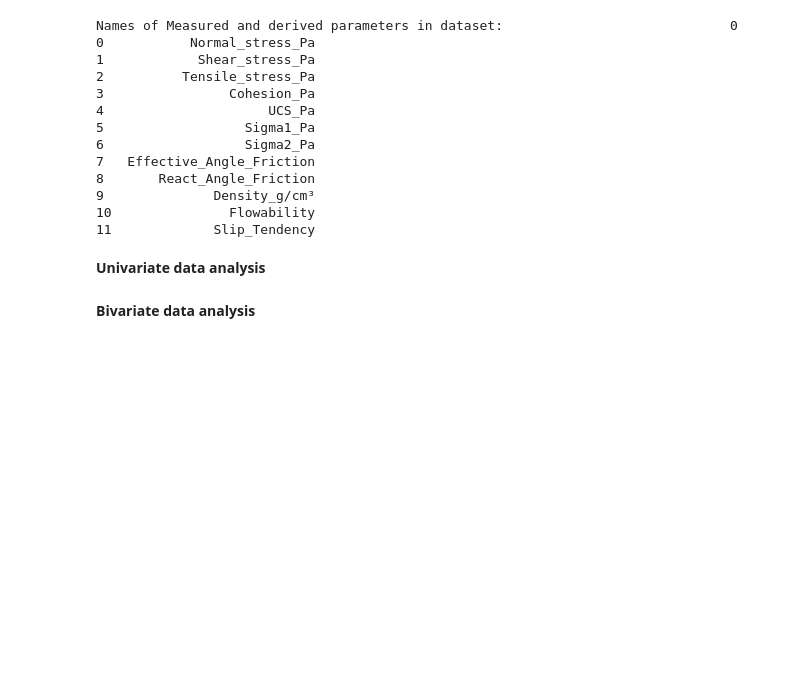
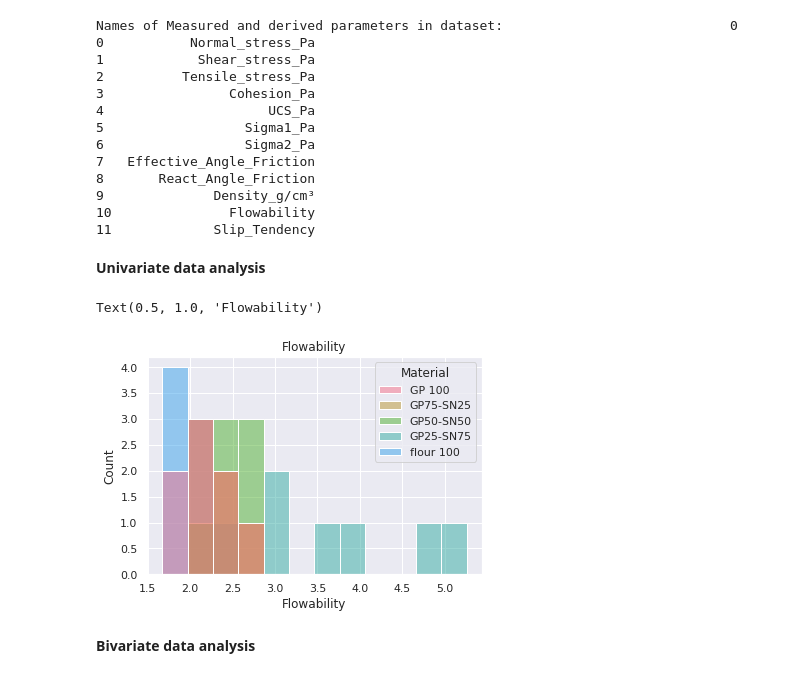
Before and after one commit to Utomi-Tom/Granular_Material_analysis, a Jupyter notebook: Geomaterial_analysis_.ipynb, the cells around one changed output. Cells and saved outputs as stored; diff of their text form; code cells hidden in the pictures; blank space fills up the shorter version.

```diff
--- a/Geomaterial_analysis_.ipynb
+++ b/Geomaterial_analysis_.ipynb
@@ -162,6 +172,12 @@ Names of Measured and derived parameters in dataset:
 11             Slip_Tendency
 # %% [markdown]
 **Univariate data analysis**
+# %%
+sns.histplot(data=Dataset, x ='Flowability', hue="Material", )
+plt.title("Flowability")
+# %% [output]
+Text(0.5, 1.0, 'Flowability')
+[figure, added]
 # %% [markdown]
 **Bivariate data analysis**
 # %% [markdown]
```
Also changed, not shown: parts of 7 cells of this notebook.
